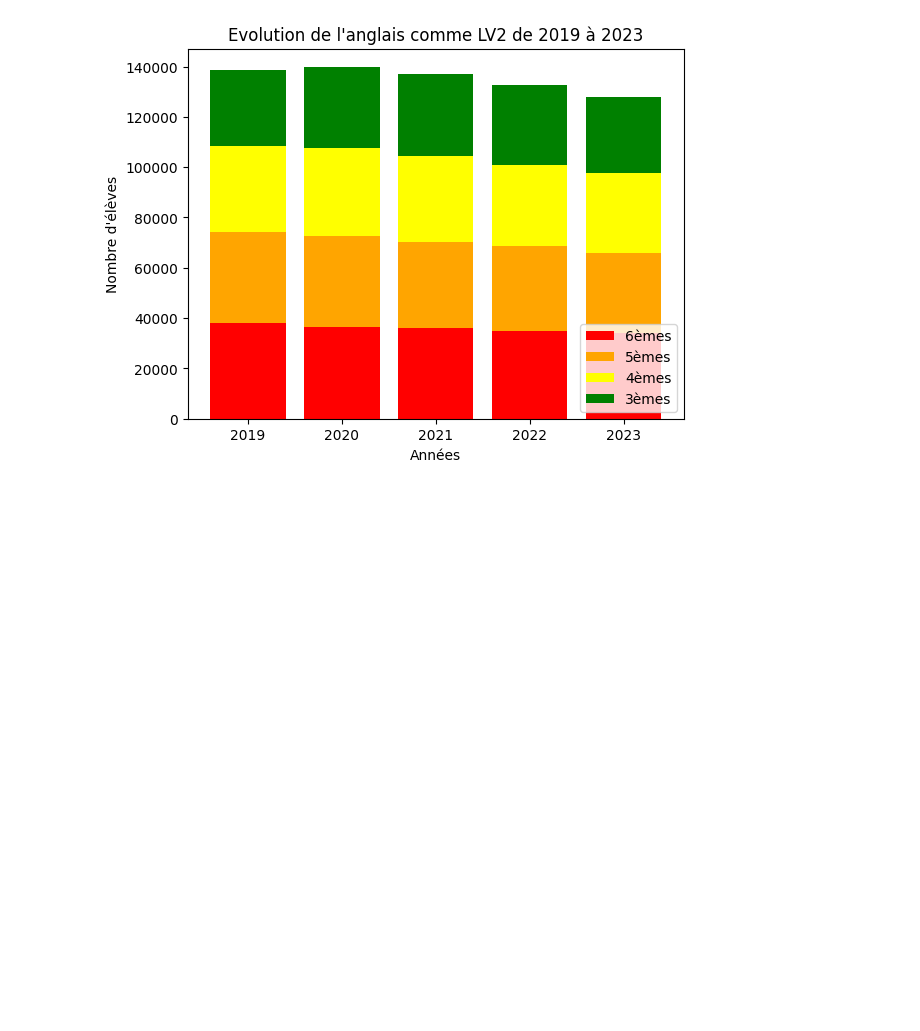
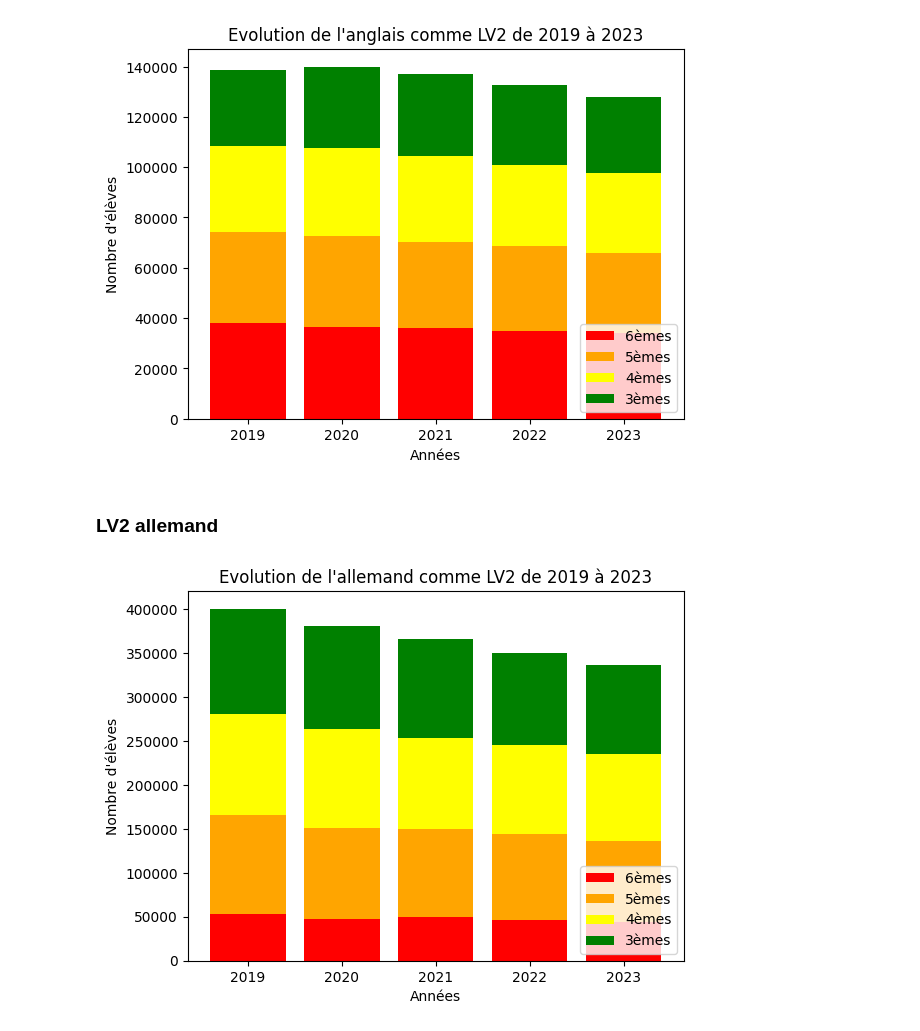
Before and after one commit to margotlafond/projet-info, a Jupyter notebook: analyse_data2.ipynb, the cells around one changed output. Cells and saved outputs as stored; diff of their text form; code cells hidden in the pictures; blank space fills up the shorter version.

```diff
--- a/analyse_data2.ipynb
+++ b/analyse_data2.ipynb
@@ -101,3 +145,26 @@ plt.legend(loc = 'lower right')
 plt.show()
 # %% [output]
 [figure]
+# %% [markdown]
+### LV2 allemand
+# %%
+lv2all = df.pivot_table(values = ["6èmes LV2 allemand", "5èmes LV2 allemand", "4èmes LV2 allemand", "3èmes LV2 allemand"], index = 'Rentrée scolaire', aggfunc = 'sum')
+
+all3e2 = list(lv2all['3èmes LV2 allemand'])
+all4e2 = list(lv2all['4èmes LV2 allemand'])
+all5e2 = list(lv2all['5èmes LV2 allemand'])
+all6e2 = list(lv2all['6èmes LV2 allemand'])
+annees = [2019, 2020, 2021, 2022, 2023]
+
+plt.bar(annees, all6e2, color='red', label='6èmes')
+plt.bar(annees, all5e2, color='orange', bottom = all6e2, label='5èmes')
+plt.bar(annees, all4e2, color='yellow', bottom = np.array(all6e2)+np.array(all5e2), label='4èmes')
+plt.bar(annees, all3e2, color='green', bottom = np.array(all6e2)+np.array(all5e2)+np.array(all4e2), label='3èmes')
+
+plt.title("Evolution de l'allemand comme LV2 de 2019 à 2023")
+plt.xlabel('Années')
+plt.ylabel("Nombre d'élèves")
+plt.legend(loc = 'lower right')
+plt.show()
+# %% [output]
+[figure, added]
```
Also changed, not shown: parts of 10 cells of this notebook.
